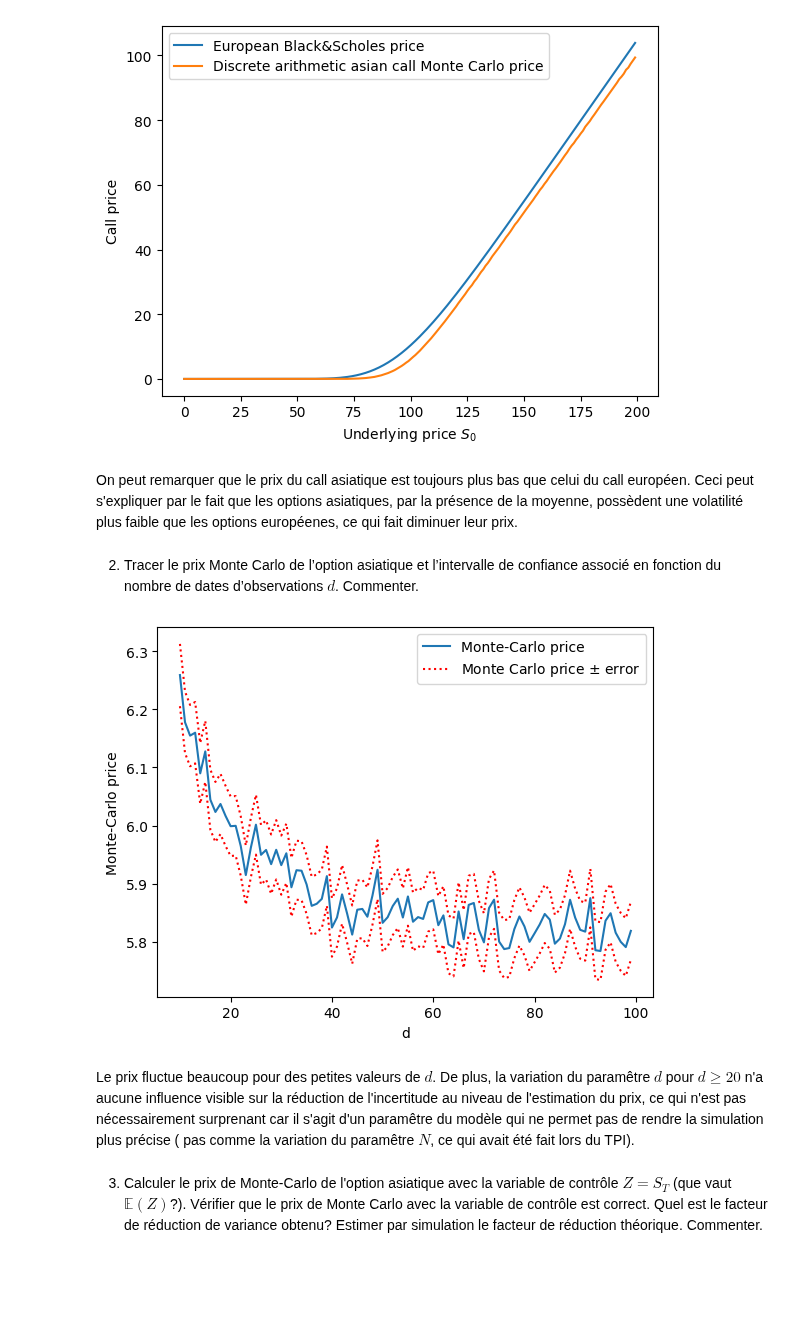
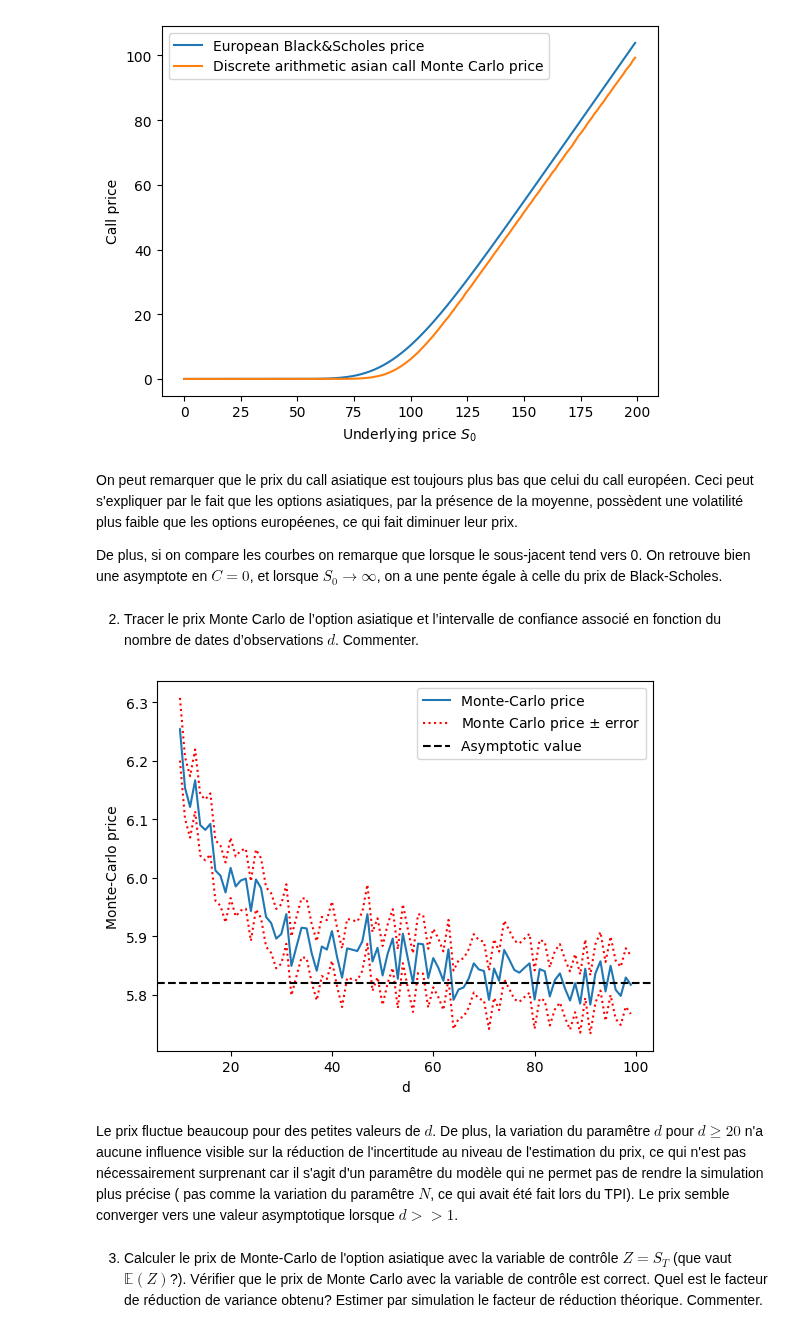
Before and after one commit to kerrianlc/stochastic-proc-fin, a Jupyter notebook: MSF-QII-LC-M.ipynb, the cells around one changed output. Saved outputs shown, nothing was run; the diff lists cells and outputs as text; code cells hidden in the pictures; blank space fills up the shorter version.

Commit message:
Added some plots and changed some comments.

```diff
--- a/MSF-QII-LC-M.ipynb
+++ b/MSF-QII-LC-M.ipynb
@@ -69,7 +69,10 @@ def standard_error(Xs: np.ndarray) -> np.ndarray:
     std_err = np.sqrt(np.var(Xs, ddof=1) / len(Xs))
     return std_err
 
-def monte_carlo_discrete_path(N: int, d: int, T: float, S0: float, r: float, sigma: float) -> np.ndarray:
+
+def monte_carlo_discrete_path(
+    N: int, d: int, T: float, S0: float, r: float, sigma: float
+) -> np.ndarray:
     """
     Builds N Monte-Carlo discrete paths of each n values (S0, S1 ... Sn) for the underlying asset price.
 
@@ -84,10 +87,16 @@ def monte_carlo_discrete_path(N: int, d: int, T: float, S0: float, r: float, sig
     **OUTPUT:**
         - np.ndarray(N,d): The underlying asset price array.
     """
-    random_factors = np.exp((r - (sigma**2)/2)*T/d + sigma * np.sqrt(T / d) * np.random.normal(size=(N, d)))
+    random_factors = np.exp(
+        (r - (sigma**2) / 2) * T / d
+        + sigma * np.sqrt(T / d) * np.random.normal(size=(N, d))
+    )
     return S0 * np.cumprod(np.insert(random_factors, 0, 1, axis=1), axis=1)
 
-def MC_est_asian_arith_option(K: float, T: float, S0: float, r: float, sigma: float, n: int, alpha: float = 0.05) -> tuple[float, np.ndarray] :
+
+def MC_est_asian_arith_option(
+    K: float, T: float, S0: float, r: float, sigma: float, n: int, alpha: float = 0.05
+) -> tuple[float, np.ndarray]:
     """
     Generates N Monte-Carlo prices for a discrete arithmetic Asian option.
 
@@ -103,9 +112,17 @@ def MC_est_asian_arith_option(K: float, T: float, S0: float, r: float, sigma: fl
     - The N Monte-Carlo prices of the European call option
     - The confidence interval.
     """
-    payoffs = np.maximum(monte_carlo_discrete_path(N=N, d=n, T=T, S0=S0, r=r, sigma=sigma)[:, 1:].mean(axis=1) - K, 0)
+    payoffs = np.maximum(
+        monte_carlo_discrete_path(N=N, d=n, T=T, S0=S0, r=r, sigma=sigma)[:, 1:].mean(
+            axis=1
+        )
+        - K,
+        0,
+    )
     Cn = np.mean(np.exp(-r * T) * payoffs)
-    return Cn, Cn + np.array(norm.interval(1 - alpha)) * np.exp(-r * T) * standard_error(payoffs)
+    return Cn, Cn + np.array(norm.interval(1 - alpha)) * np.exp(
+        -r * T
+    ) * standard_error(payoffs)
 # %% [markdown]
 On trace les résultats call européen vs call asiatique arithmétique:
 # %%
@@ -122,27 +139,30 @@ plt.show()
 [figure]
 # %% [markdown]
 On peut remarquer que le prix du call asiatique est toujours plus bas que celui du call européen. Ceci peut s'expliquer par le fait que les options asiatiques, par la présence de la moyenne, possèdent une volatilité plus faible que les options européenes, ce qui fait diminuer leur prix.
+
+De plus, si on compare les courbes on remarque que lorsque le sous-jacent tend vers 0. On retrouve bien une asymptote en $C=0$, et lorsque $S_0\rightarrow \infty$, on a une pente égale à celle du prix de Black-Scholes.
 # %% [markdown]
 2. Tracer le prix Monte Carlo de l’option asiatique et l’intervalle de confiance associé en fonction du nombre de dates d’observations $d$. Commenter.
 # %%
 Cns, Cns_up, Cns_down = [], [], []
 d_range = [i for i in range(10, 100)]
 for n in d_range:
     Cn, error_Cn = MC_est_asian_arith_option(K, T, S0, r, sigma, n)
     Cns.append(Cn)
     Cns_up.append(error_Cn[1])
     Cns_down.append(error_Cn[0])
 plt.plot(d_range, Cns, label="Monte-Carlo price")
 plt.plot(d_range, Cns_up, linestyle=":", color="red", label="Monte Carlo price $\pm$ error")
 plt.plot(d_range, Cns_down, linestyle=":", color="red")
 plt.xlabel("d")
 plt.ylabel("Monte-Carlo price")
+plt.axhline(y=5.82, color='black', linestyle='--', label="Asymptotic value")
 plt.legend()
 plt.show()
 # %% [output]
-[figure, old version]
+[figure, new version]
 # %% [markdown]
-Le prix fluctue beaucoup pour des petites valeurs de $d$. De plus, la variation du paramêtre $d$ pour $d \ge 20$ n'a aucune influence visible sur la réduction de l'incertitude au niveau de l'estimation du prix, ce qui n'est pas nécessairement surprenant car il s'agit d'un paramêtre du modèle qui ne permet pas de rendre la simulation plus précise ( pas comme la variation du paramêtre $N$, ce qui avait été fait lors du TPI).
+Le prix fluctue beaucoup pour des petites valeurs de $d$. De plus, la variation du paramêtre $d$ pour $d \ge 20$ n'a aucune influence visible sur la réduction de l'incertitude au niveau de l'estimation du prix, ce qui n'est pas nécessairement surprenant car il s'agit d'un paramêtre du modèle qui ne permet pas de rendre la simulation plus précise ( pas comme la variation du paramêtre $N$, ce qui avait été fait lors du TPI). Le prix semble converger vers une valeur asymptotique lorsque $d>>1$.
 # %% [markdown]
 3. Calculer le prix de Monte-Carlo de l'option asiatique avec la variable de contrôle $Z = S_T$ (que vaut $\mathbb{E}(Z)$?). Vérifier que le prix de Monte Carlo avec la variable de contrôle est correct. Quel est le facteur de réduction de variance obtenu? Estimer par simulation le facteur de réduction théorique. Commenter.
 # %% [markdown]
```
Also changed, not shown: parts of 18 cells of this notebook.
